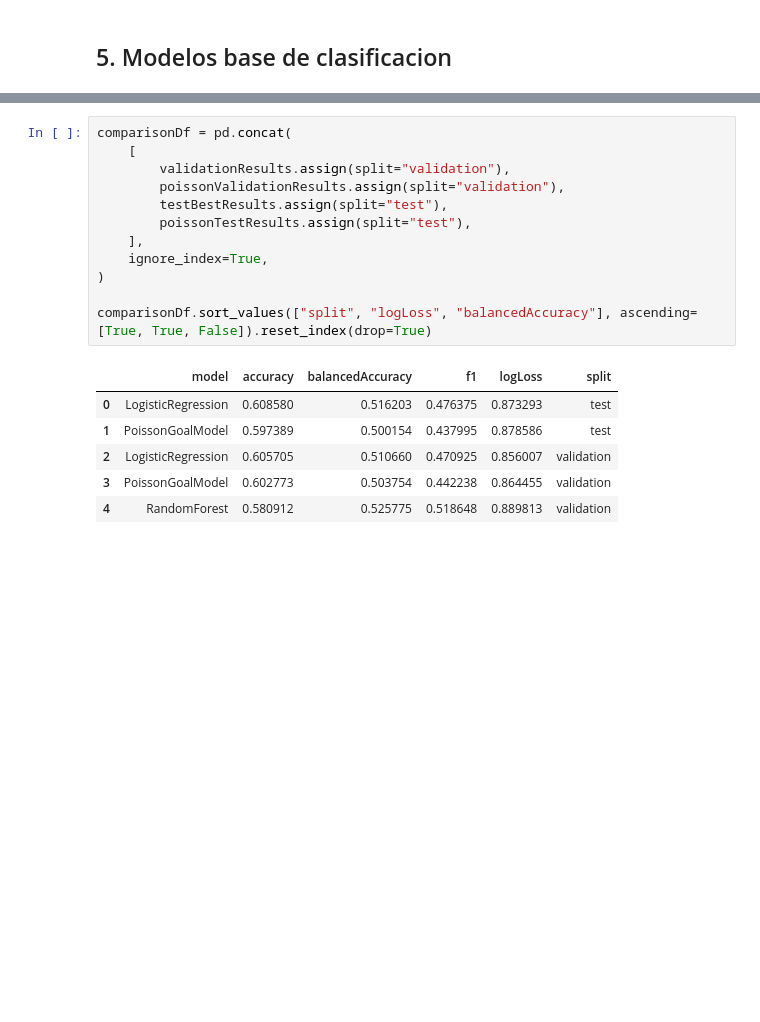
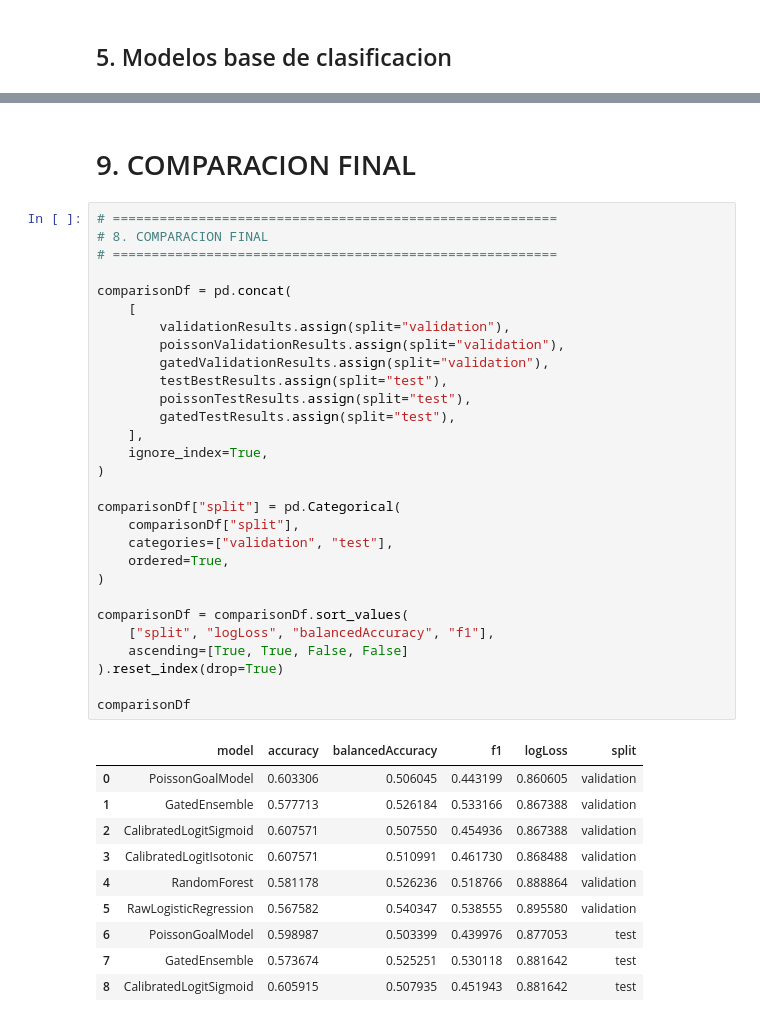
Before and after one commit to JuanjoRestrepo/worldcup-2026-prediction, a Jupyter notebook: notebooks/03_modelos_base_evaluacion.ipynb, the cells around one changed output, grey strips where cells are left out. Cells and saved outputs as stored; diff of their text form; blank space fills up the shorter version.

```diff
--- a/notebooks/03_modelos_base_evaluacion.ipynb
+++ b/notebooks/03_modelos_base_evaluacion.ipynb
@@ -378,19 +455,42 @@ weighted avg       0.46      0.60      0.52      3753
-# %%
-comparisonDf = pd.concat(
-    [
-        validationResults.assign(split="validation"),
-        poissonValidationResults.assign(split="validation"),
-        testBestResults.assign(split="test"),
-        poissonTestResults.assign(split="test"),
-    ],
-    ignore_index=True,
-)
-
-comparisonDf.sort_values(["split", "logLoss", "balancedAccuracy"], ascending=[True, True, False]).reset_index(drop=True)
-# %% [output]
-|  | model | accuracy | balancedAccuracy | f1 | logLoss | split |
-| 0 | LogisticRegression | 0.608580 | 0.516203 | 0.476375 | 0.873293 | test |
-| 1 | PoissonGoalModel | 0.597389 | 0.500154 | 0.437995 | 0.878586 | test |
-| 2 | LogisticRegression | 0.605705 | 0.510660 | 0.470925 | 0.856007 | validation |
-| 3 | PoissonGoalModel | 0.602773 | 0.503754 | 0.442238 | 0.864455 | validation |
-| 4 | RandomForest | 0.580912 | 0.525775 | 0.518648 | 0.889813 | validation |
+# %% [markdown]
+# 9. COMPARACION FINAL
+# %%
+# =========================================================
+# 8. COMPARACION FINAL
+# =========================================================
+
+comparisonDf = pd.concat(
+    [
+        validationResults.assign(split="validation"),
+        poissonValidationResults.assign(split="validation"),
+        gatedValidationResults.assign(split="validation"),
+        testBestResults.assign(split="test"),
+        poissonTestResults.assign(split="test"),
+        gatedTestResults.assign(split="test"),
+    ],
+    ignore_index=True,
+)
+
+comparisonDf["split"] = pd.Categorical(
+    comparisonDf["split"],
+    categories=["validation", "test"],
+    ordered=True,
+)
+
+comparisonDf = comparisonDf.sort_values(
+    ["split", "logLoss", "balancedAccuracy", "f1"],
+    ascending=[True, True, False, False]
+).reset_index(drop=True)
+
+comparisonDf
+# %% [output]
+|  | model | accuracy | balancedAccuracy | f1 | logLoss | split |
+| 0 | PoissonGoalModel | 0.603306 | 0.506045 | 0.443199 | 0.860605 | validation |
+| 1 | GatedEnsemble | 0.577713 | 0.526184 | 0.533166 | 0.867388 | validation |
+| 2 | CalibratedLogitSigmoid | 0.607571 | 0.507550 | 0.454936 | 0.867388 | validation |
+| 3 | CalibratedLogitIsotonic | 0.607571 | 0.510991 | 0.461730 | 0.868488 | validation |
+| 4 | RandomForest | 0.581178 | 0.526236 | 0.518766 | 0.888864 | validation |
+| 5 | RawLogisticRegression | 0.567582 | 0.540347 | 0.538555 | 0.895580 | validation |
+| 6 | PoissonGoalModel | 0.598987 | 0.503399 | 0.439976 | 0.877053 | test |
+| 7 | GatedEnsemble | 0.573674 | 0.525251 | 0.530118 | 0.881642 | test |
+| 8 | CalibratedLogitSigmoid | 0.605915 | 0.507935 | 0.451943 | 0.881642 | test |
```
Also changed, not shown: parts of 18 cells of this notebook.
